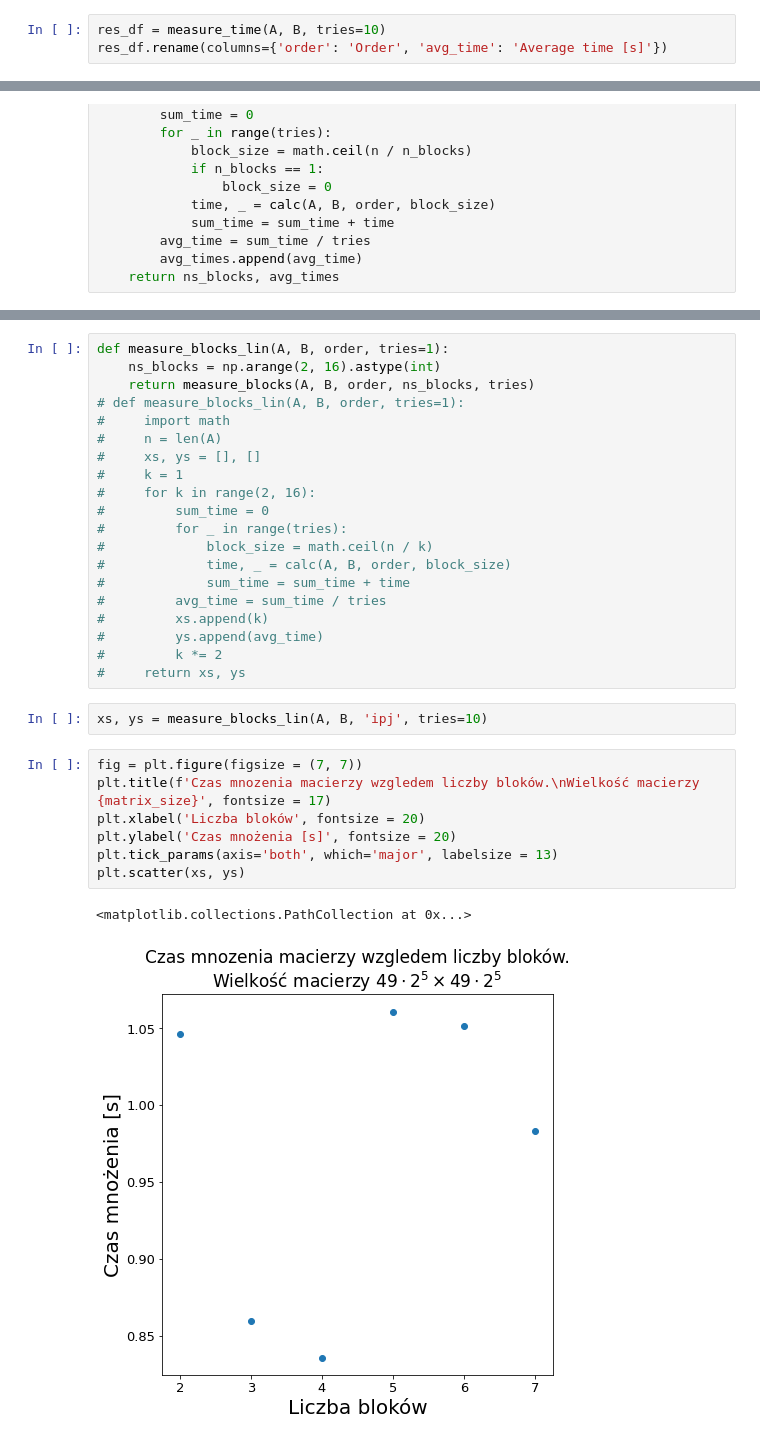
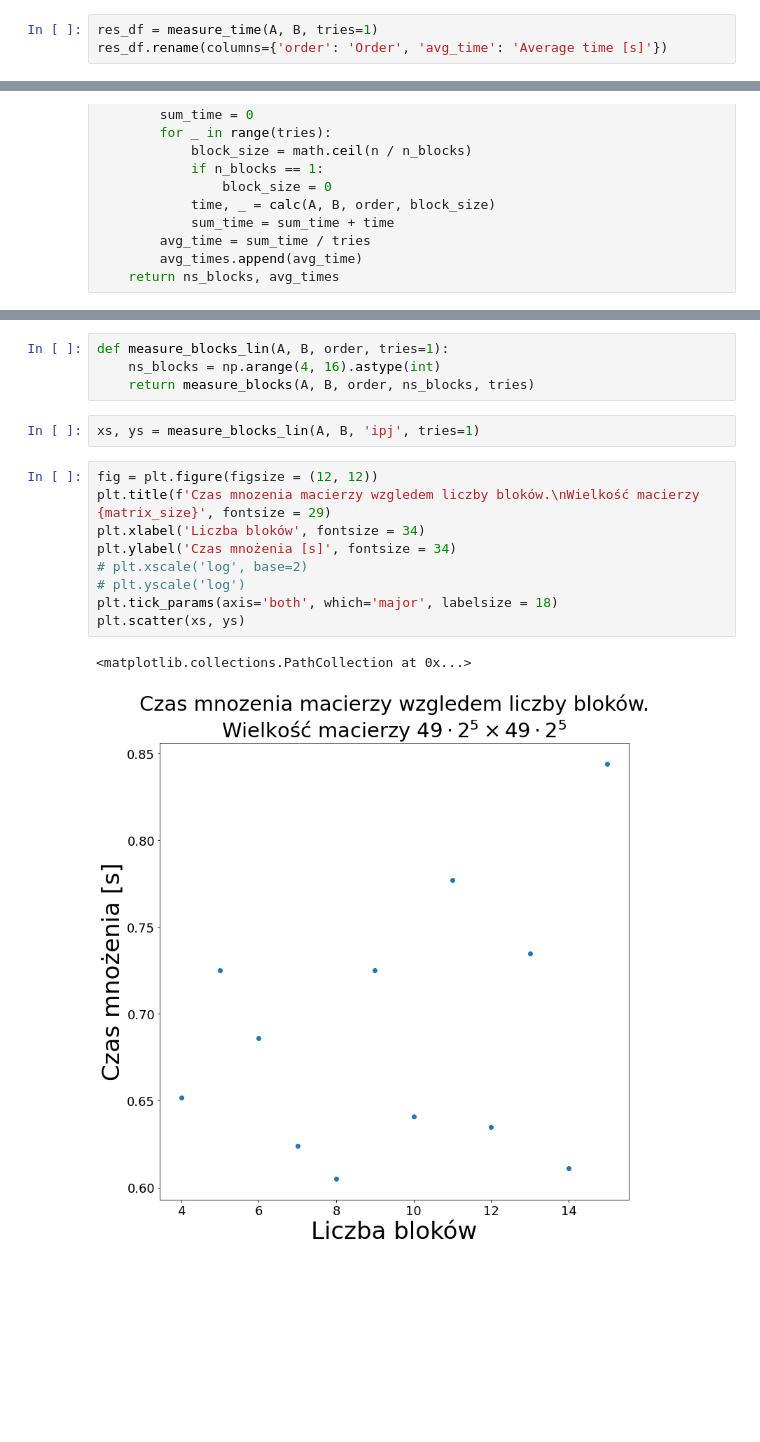
Before and after one commit to anuar2k/AM-2021, a Jupyter notebook: lab01/lab01.ipynb, the cells around one changed output, grey strips where cells are left out. Cells and saved outputs as stored; diff of their text form; blank space fills up the shorter version.

```diff
--- a/lab01/lab01.ipynb
+++ b/lab01/lab01.ipynb
@@ -75,6 +74,6 @@ def measure_time(A, B, orders=orders, tries=1):
         print(f'{order}: {avg_time}')
     return pd.DataFrame(res_df, columns=('order', 'avg_time'))
 # %%
-res_df = measure_time(A, B, tries=10)
+res_df = measure_time(A, B, tries=1)
 res_df.rename(columns={'order': 'Order', 'avg_time': 'Average time [s]'})
 # %% [output]
@@ -175,32 +158,18 @@ Wstępne testy wykazały, że optymalny rozmiar bloku jest pomiędzy $2$, a $8$.
-# %%
-def measure_blocks_lin(A, B, order, tries=1):
-    ns_blocks = np.arange(2, 16).astype(int)
-    return measure_blocks(A, B, order, ns_blocks, tries)
-# def measure_blocks_lin(A, B, order, tries=1):
-#     import math
-#     n = len(A)
-#     xs, ys = [], []
-#     k = 1
-#     for k in range(2, 16):
-#         sum_time = 0
-#         for _ in range(tries):
-#             block_size = math.ceil(n / k)
-#             time, _ = calc(A, B, order, block_size)
-#             sum_time = sum_time + time
-#         avg_time = sum_time / tries
-#         xs.append(k)
-#         ys.append(avg_time)
-#         k *= 2
-#     return xs, ys
+# %%
+def measure_blocks_lin(A, B, order, tries=1):
+    ns_blocks = np.arange(4, 16).astype(int)
+    return measure_blocks(A, B, order, ns_blocks, tries)
 # %%
-xs, ys = measure_blocks_lin(A, B, 'ipj', tries=10)
+xs, ys = measure_blocks_lin(A, B, 'ipj', tries=1)
 # %%
-fig = plt.figure(figsize = (7, 7))
-plt.title(f'Czas mnozenia macierzy wzgledem liczby bloków.\nWielkość macierzy {matrix_size}', fontsize = 17)
-plt.xlabel('Liczba bloków', fontsize = 20)
-plt.ylabel('Czas mnożenia [s]', fontsize = 20)
-plt.tick_params(axis='both', which='major', labelsize = 13)
+fig = plt.figure(figsize = (12, 12))
+plt.title(f'Czas mnozenia macierzy wzgledem liczby bloków.\nWielkość macierzy {matrix_size}', fontsize = 29)
+plt.xlabel('Liczba bloków', fontsize = 34)
+plt.ylabel('Czas mnożenia [s]', fontsize = 34)
+# plt.xscale('log', base=2)
+# plt.yscale('log')
+plt.tick_params(axis='both', which='major', labelsize = 18)
 plt.scatter(xs, ys)
 # %% [output]
 <matplotlib.collections.PathCollection at 0x...>
-[figure, old version]
+[figure, new version]
```
Also changed, not shown: parts of 26 cells of this notebook.
